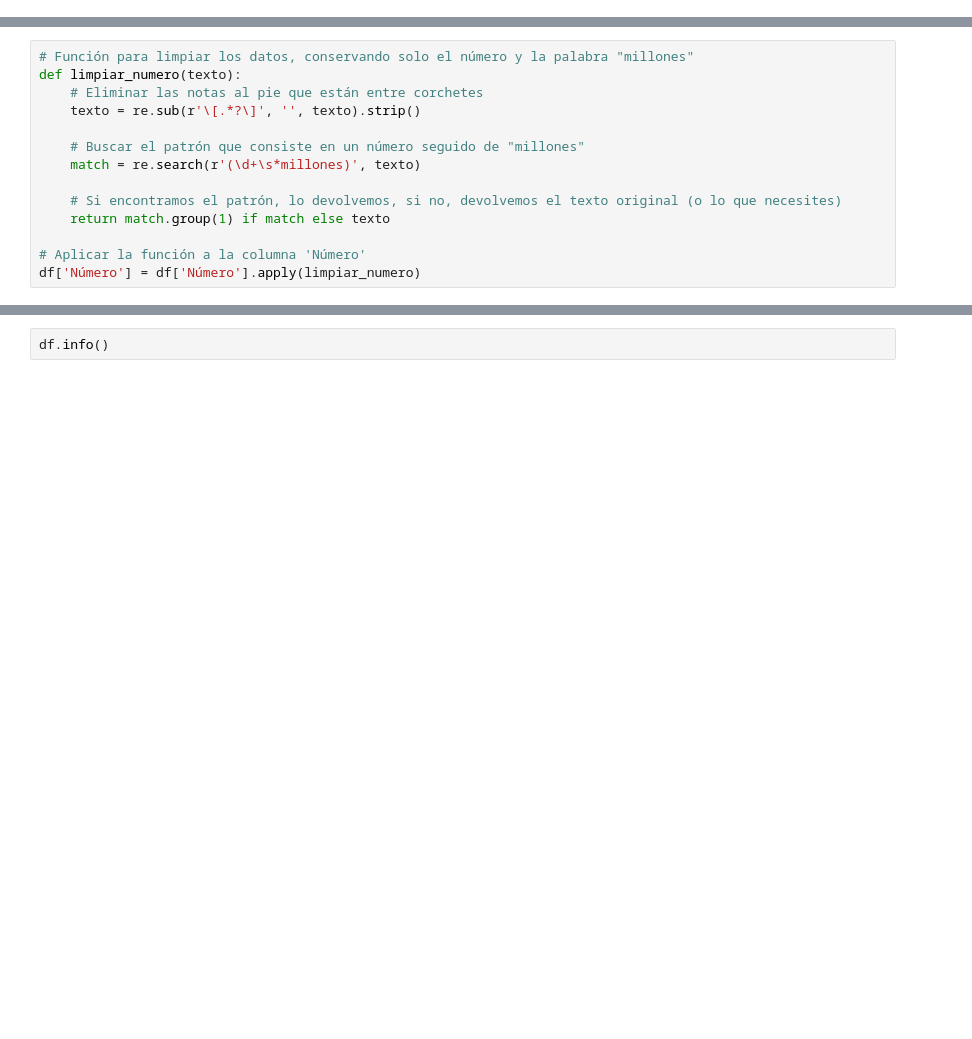
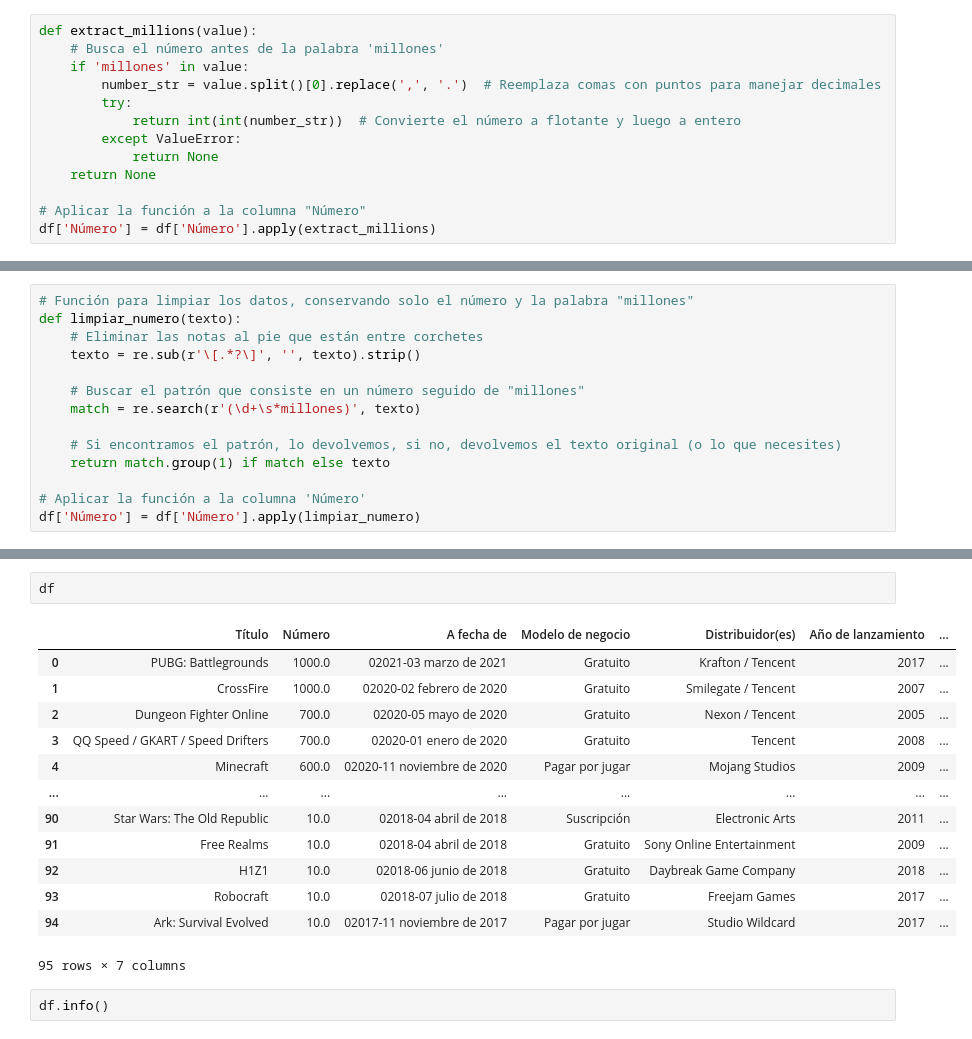
Before and after one commit to Nahuel-nunez/Proyecto_AWS, a Jupyter notebook: Untitled-1.ipynb, the cells around one changed output, grey strips where cells are left out. Saved outputs shown, nothing was run; the diff lists cells and outputs as text; blank space fills up the shorter version.

```diff
--- a/Untitled-1.ipynb
+++ b/Untitled-1.ipynb
@@ -72 +74,14 @@ df
 95 rows × 7 columns
+# %%
+def extract_millions(value):
+    # Busca el número antes de la palabra 'millones'
+    if 'millones' in value:
+        number_str = value.split()[0].replace(',', '.')  # Reemplaza comas con puntos para manejar decimales
+        try:
+            return int(int(number_str))  # Convierte el número a flotante y luego a entero
+        except ValueError:
+            return None
+    return None
+
+# Aplicar la función a la columna "Número"
+df['Número'] = df['Número'].apply(extract_millions)
@@ -134,3 +205,19 @@ df
+# %%
+df
+# %% [output]
+|  | Título | Número | A fecha de | Modelo de negocio | Distribuidor(es) | Año de lanzamiento | ... |
+| 0 | PUBG: Battlegrounds | 1000.0 | 02021-03 marzo de 2021 | Gratuito | Krafton / Tencent | 2017 | ... |
+| 1 | CrossFire | 1000.0 | 02020-02 febrero de 2020 | Gratuito | Smilegate / Tencent | 2007 | ... |
+| 2 | Dungeon Fighter Online | 700.0 | 02020-05 mayo de 2020 | Gratuito | Nexon / Tencent | 2005 | ... |
+| 3 | QQ Speed / GKART / Speed Drifters | 700.0 | 02020-01 enero de 2020 | Gratuito | Tencent | 2008 | ... |
+| 4 | Minecraft | 600.0 | 02020-11 noviembre de 2020 | Pagar por jugar | Mojang Studios | 2009 | ... |
+| ... | ... | ... | ... | ... | ... | ... | ... |
+| 90 | Star Wars: The Old Republic | 10.0 | 02018-04 abril de 2018 | Suscripción | Electronic Arts | 2011 | ... |
+| 91 | Free Realms | 10.0 | 02018-04 abril de 2018 | Gratuito | Sony Online Entertainment | 2009 | ... |
+| 92 | H1Z1 | 10.0 | 02018-06 junio de 2018 | Gratuito | Daybreak Game Company | 2018 | ... |
+| 93 | Robocraft | 10.0 | 02018-07 julio de 2018 | Gratuito | Freejam Games | 2017 | ... |
+| 94 | Ark: Survival Evolved | 10.0 | 02017-11 noviembre de 2017 | Pagar por jugar | Studio Wildcard | 2017 | ... |
+95 rows × 7 columns
 # %%
 df.info()
 # %% [output]
```
Also changed, not shown: parts of 12 cells of this notebook.
